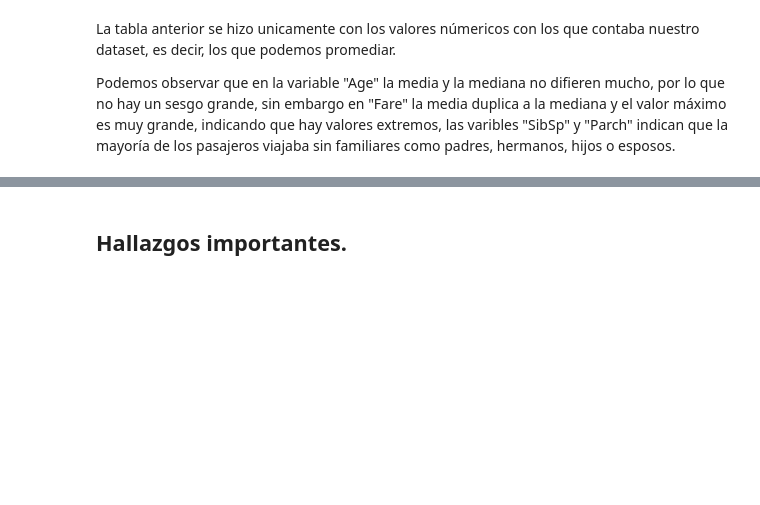
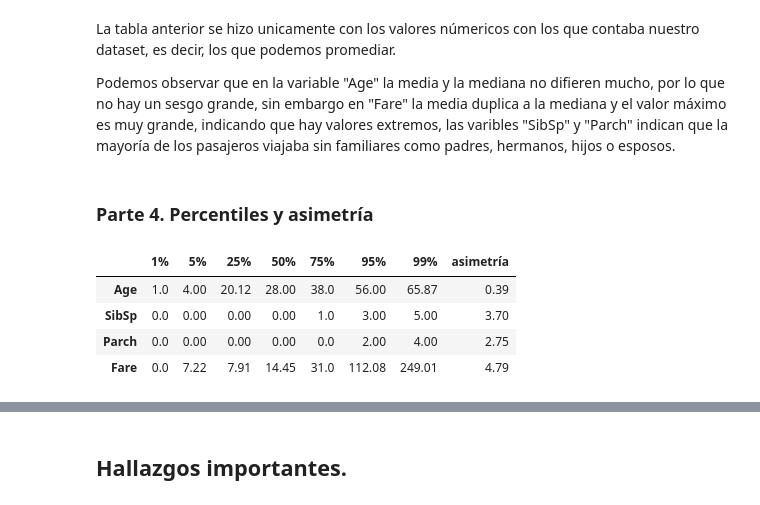
Before and after one commit to FabsRobles/Practica2-IA, a Jupyter notebook: notebook/Titanic_EDA.ipynb, the cells around one changed output, grey strips where cells are left out. Saved outputs shown, nothing was run; the diff lists cells and outputs as text; code cells hidden in the pictures; blank space fills up the shorter version.

```diff
--- a/notebook/Titanic_EDA.ipynb
+++ b/notebook/Titanic_EDA.ipynb
@@ -194,3 +194,18 @@ resumen_p3
 La tabla anterior se hizo unicamente con los valores númericos con los que contaba nuestro dataset, es decir, los que podemos promediar.
 
 Podemos observar que en la variable "Age" la media y la mediana no difieren mucho, por lo que no hay un sesgo grande, sin embargo en "Fare" la media duplica a la mediana y el valor máximo es muy grande, indicando que hay valores extremos, las varibles "SibSp" y "Parch" indican que la mayoría de los pasajeros viajaba sin familiares como padres, hermanos, hijos o esposos.
+# %% [markdown]
+### Parte 4. Percentiles y asimetría
+# %%
+percentiles = [0.01, 0.05, 0.25, 0.5, 0.75, 0.95, 0.99]
+
+p4 = df[col_num].quantile(percentiles).T
+p4.columns = ["1%", "5%", "25%", "50%", "75%", "95%", "99%"]
+p4["asimetría"] = df[col_num].skew()
+p4.round(2)
+# %% [output]
+|  | 1% | 5% | 25% | 50% | 75% | 95% | 99% | asimetría |
+| Age | 1.0 | 4.00 | 20.12 | 28.00 | 38.0 | 56.00 | 65.87 | 0.39 |
+| SibSp | 0.0 | 0.00 | 0.00 | 0.00 | 1.0 | 3.00 | 5.00 | 3.70 |
+| Parch | 0.0 | 0.00 | 0.00 | 0.00 | 0.0 | 2.00 | 4.00 | 2.75 |
+| Fare | 0.0 | 7.22 | 7.91 | 14.45 | 31.0 | 112.08 | 249.01 | 4.79 |
```
Also changed, not shown: parts of 2 cells of this notebook.
